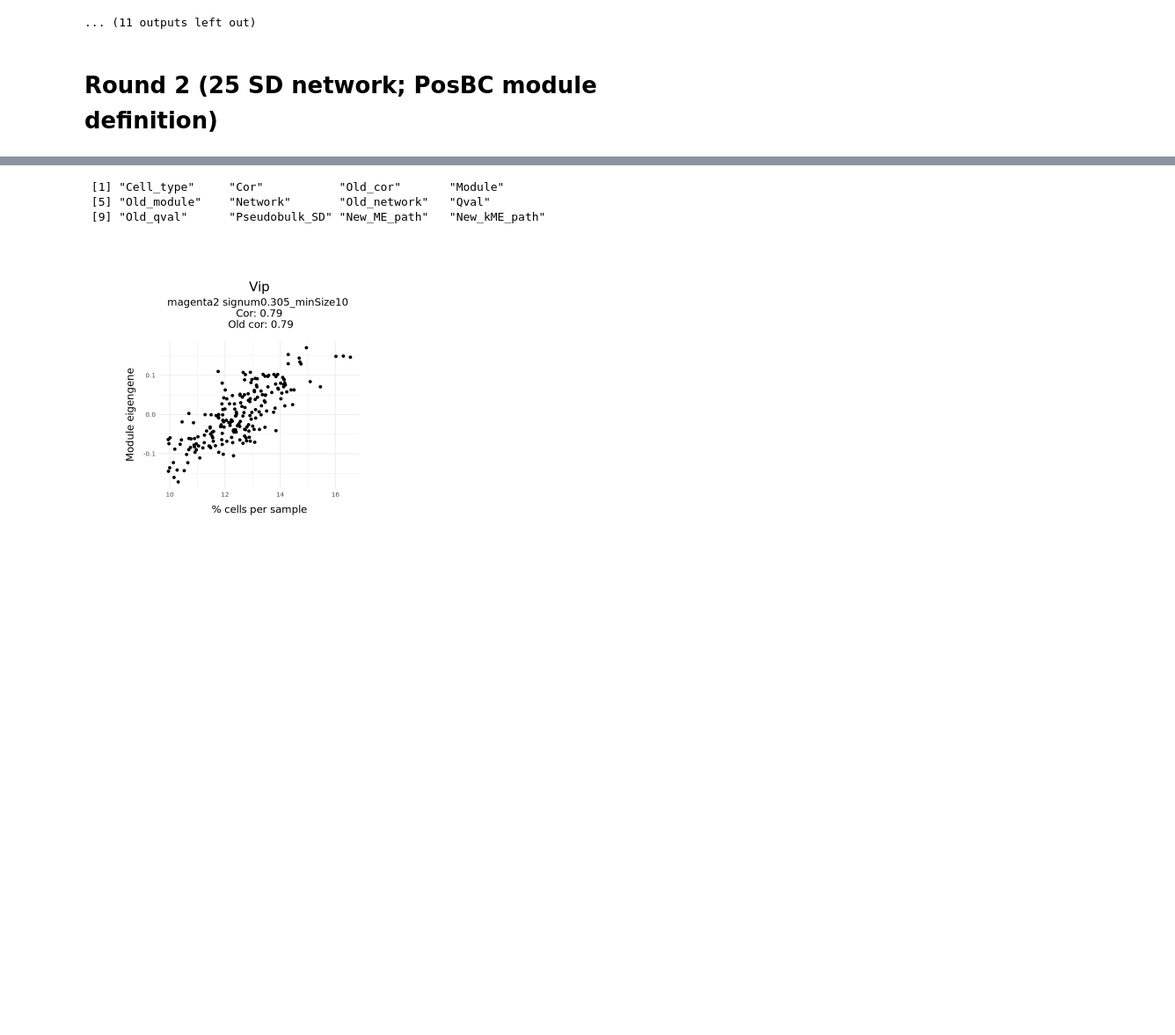
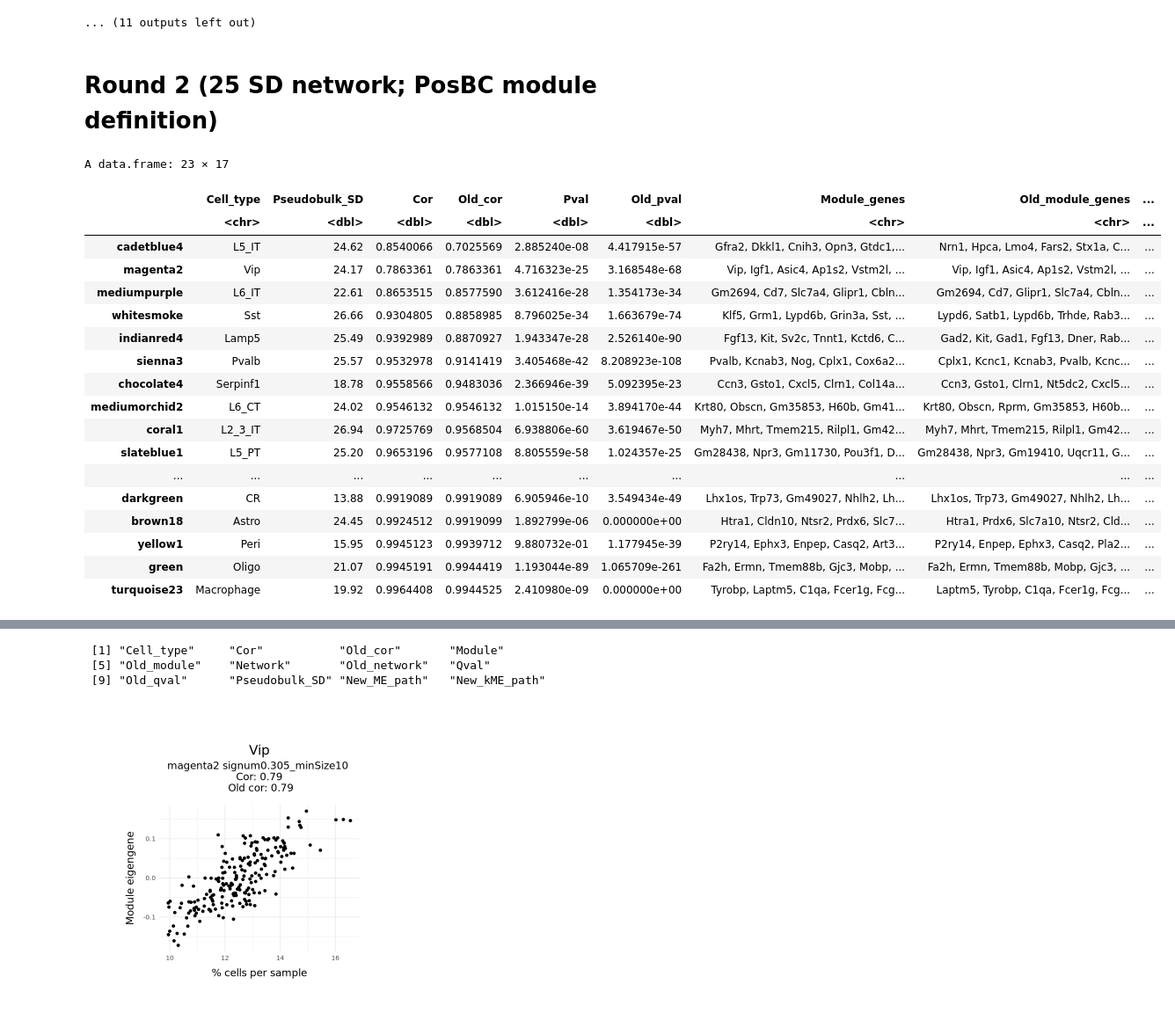
Before and after one commit to reliscu/pseudobulk_splicing_tasic_2018_mouse_ALM, a Jupyter notebook: 08_plot_modules_vs_eigengenes copy.ipynb, the cells around one changed output, grey strips where cells are left out. Shown at 88% size. Cells and saved outputs as stored; diff of their text form; code cells hidden in the pictures; blank space fills up the shorter version.

```diff
--- a/08_plot_modules_vs_eigengenes copy.ipynb
+++ b/08_plot_modules_vs_eigengenes copy.ipynb
@@ -100 +100,26 @@ top_qval_mods_df <- read.csv("data/tasic_2018_ALM_STAR_donor_cell_type_pseudobul
+# %%
+ctype_genes_list <- pairwise_ctype_genes
+
+top_corr_mods_25SD_PosBC_df <- get_top_corr_mods(network_dir, pseudobulk_legend, top_qval_mods_df, ctype_genes_list, mod_def)
+top_corr_mods_25SD_PosBC_df %>% arrange(Old_cor)
+# %% [output]
+A data.frame: 23 × 17
+|  | Cell_type | Pseudobulk_SD | Cor | Old_cor | Pval | Old_pval | Module_genes | Old_module_genes | ... |
+|  | <chr> | <dbl> | <dbl> | <dbl> | <dbl> | <dbl> | <chr> | <chr> | ... |
+| cadetblue4 | L5_IT | 24.62 | 0.8540066 | 0.7025569 | 2.885240e-08 | 4.417915e-57 | Gfra2, Dkkl1, Cnih3, Opn3, Gtdc1,... | Nrn1, Hpca, Lmo4, Fars2, Stx1a, C... | ... |
+| magenta2 | Vip | 24.17 | 0.7863361 | 0.7863361 | 4.716323e-25 | 3.168548e-68 | Vip, Igf1, Asic4, Ap1s2, Vstm2l, ... | Vip, Igf1, Asic4, Ap1s2, Vstm2l, ... | ... |
+| mediumpurple | L6_IT | 22.61 | 0.8653515 | 0.8577590 | 3.612416e-28 | 1.354173e-34 | Gm2694, Cd7, Slc7a4, Glipr1, Cbln... | Gm2694, Cd7, Glipr1, Slc7a4, Cbln... | ... |
+| whitesmoke | Sst | 26.66 | 0.9304805 | 0.8858985 | 8.796025e-34 | 1.663679e-74 | Klf5, Grm1, Lypd6b, Grin3a, Sst, ... | Lypd6, Satb1, Lypd6b, Trhde, Rab3... | ... |
+| indianred4 | Lamp5 | 25.49 | 0.9392989 | 0.8870927 | 1.943347e-28 | 2.526140e-90 | Fgf13, Kit, Sv2c, Tnnt1, Kctd6, C... | Gad2, Kit, Gad1, Fgf13, Dner, Rab... | ... |
+| sienna3 | Pvalb | 25.57 | 0.9532978 | 0.9141419 | 3.405468e-42 | 8.208923e-108 | Pvalb, Kcnab3, Nog, Cplx1, Cox6a2... | Cplx1, Kcnc1, Kcnab3, Pvalb, Kcnc... | ... |
+| chocolate4 | Serpinf1 | 18.78 | 0.9558566 | 0.9483036 | 2.366946e-39 | 5.092395e-23 | Ccn3, Gsto1, Cxcl5, Clrn1, Col14a... | Ccn3, Gsto1, Clrn1, Nt5dc2, Cxcl5... | ... |
+| mediumorchid2 | L6_CT | 24.02 | 0.9546132 | 0.9546132 | 1.015150e-14 | 3.894170e-44 | Krt80, Obscn, Gm35853, H60b, Gm41... | Krt80, Obscn, Rprm, Gm35853, H60b... | ... |
+| coral1 | L2_3_IT | 26.94 | 0.9725769 | 0.9568504 | 6.938806e-60 | 3.619467e-50 | Myh7, Mhrt, Tmem215, Rilpl1, Gm42... | Myh7, Mhrt, Tmem215, Rilpl1, Gm42... | ... |
+| slateblue1 | L5_PT | 25.20 | 0.9653196 | 0.9577108 | 8.805559e-58 | 1.024357e-25 | Gm28438, Npr3, Gm11730, Pou3f1, D... | Gm28438, Npr3, Gm19410, Uqcr11, G... | ... |
+| ... | ... | ... | ... | ... | ... | ... | ... | ... | ... |
+| darkgreen | CR | 13.88 | 0.9919089 | 0.9919089 | 6.905946e-10 | 3.549434e-49 | Lhx1os, Trp73, Gm49027, Nhlh2, Lh... | Lhx1os, Trp73, Gm49027, Nhlh2, Lh... | ... |
+| brown18 | Astro | 24.45 | 0.9924512 | 0.9919099 | 1.892799e-06 | 0.000000e+00 | Htra1, Cldn10, Ntsr2, Prdx6, Slc7... | Htra1, Prdx6, Slc7a10, Ntsr2, Cld... | ... |
+| yellow1 | Peri | 15.95 | 0.9945123 | 0.9939712 | 9.880732e-01 | 1.177945e-39 | P2ry14, Ephx3, Enpep, Casq2, Art3... | P2ry14, Enpep, Ephx3, Casq2, Pla2... | ... |
+| green | Oligo | 21.07 | 0.9945191 | 0.9944419 | 1.193044e-89 | 1.065709e-261 | Fa2h, Ermn, Tmem88b, Gjc3, Mobp, ... | Fa2h, Ermn, Tmem88b, Mobp, Gjc3, ... | ... |
+| turquoise23 | Macrophage | 19.92 | 0.9964408 | 0.9944525 | 2.410980e-09 | 0.000000e+00 | Tyrobp, Laptm5, C1qa, Fcer1g, Fcg... | Laptm5, Tyrobp, C1qa, Fcer1g, Fcg... | ... |
 # %%
```
Also changed, not shown: parts of 12 cells of this notebook, 2 other files.
